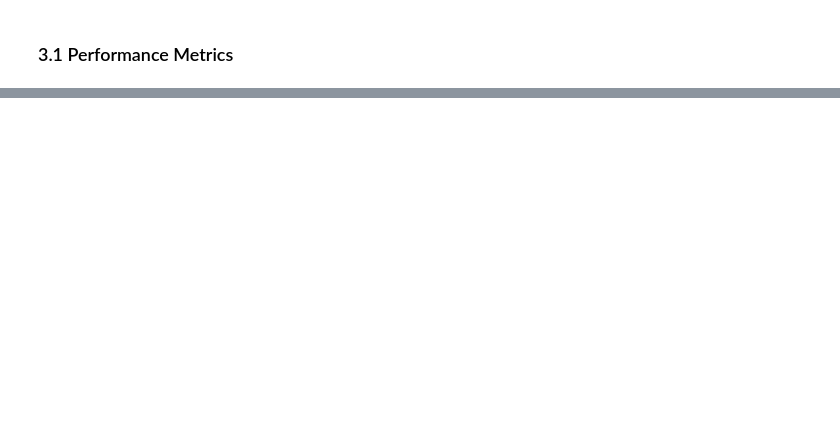
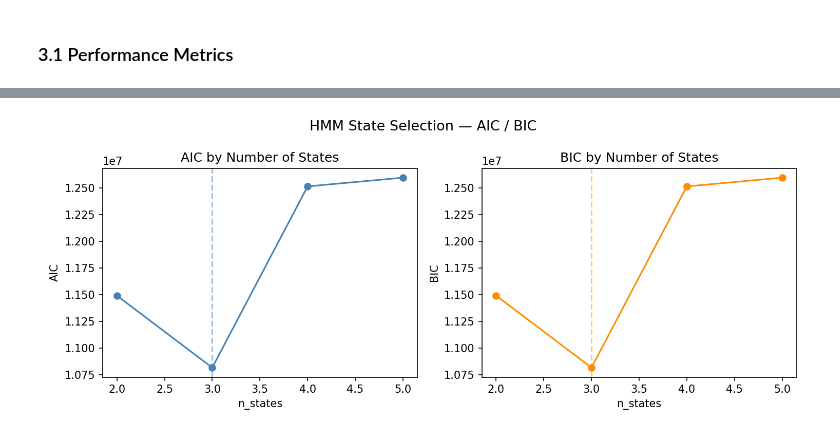
Before and after one commit to AbdelkrimCode/regime-adaptive-portfolio, a Jupyter notebook: notebooks/exploration.ipynb, the cells around one changed output, grey strips where cells are left out. Cells and saved outputs as stored; diff of their text form; code cells hidden in the pictures; blank space fills up the shorter version.

```diff
--- a/notebooks/exploration.ipynb
+++ b/notebooks/exploration.ipynb
@@ -168,0 +228,5 @@ metrics_df
+# %%
+from IPython.display import Image
+Image('../data/state_selection.png')
+# %% [output]
+[figure, added]
```
Also changed, not shown: parts of 16 cells of this notebook.
